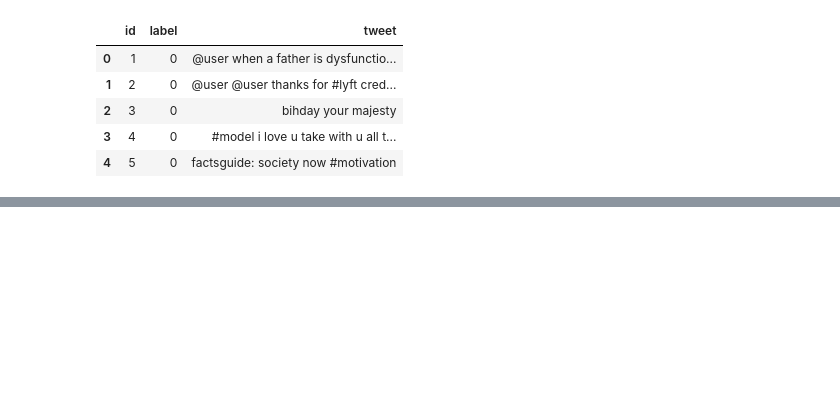
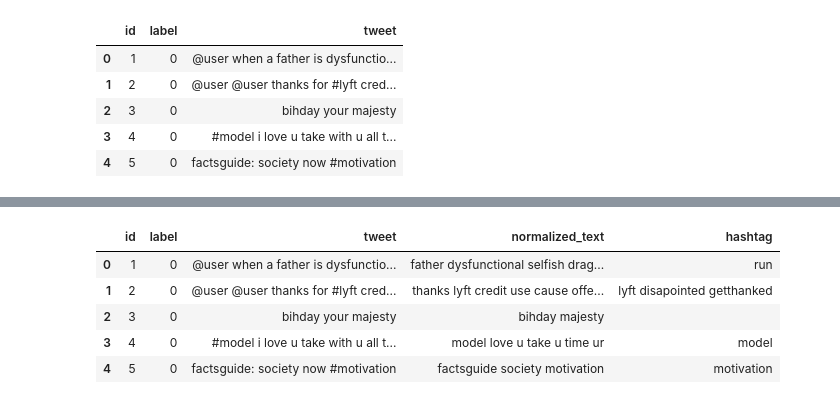
Before and after one commit to CodingBlood/TwitterHateSpeechClassification, a Jupyter notebook: DeepLearning.ipynb, the cells around one changed output, grey strips where cells are left out. Cells and saved outputs as stored; diff of their text form; code cells hidden in the pictures; blank space fills up the shorter version.

```diff
--- a/DeepLearning.ipynb
+++ b/DeepLearning.ipynb
@@ -17,0 +49,42 @@ df1.head()
+# %%
+def normalizer(tweet):
+    tweets = " ".join(filter(lambda x: x[0]!= '@' , tweet.split()))
+    tweets = re.sub('[^a-zA-Z]', ' ', tweets)
+    tweets = tweets.lower()
+    tweets = tweets.split()
+    tweets = [word for word in tweets if not word in set(stopwords.words('english'))]
+    tweets = [lemma.lemmatize(word) for word in tweets]
+    tweets = " ".join(tweets)
+    return tweets
+
+df1['normalized_text'] = df1.tweet.apply(normalizer)
+
+# example
+# remove @user -> remover anything that is not a alphabet -> reduce to lowercasse ->split into words -> remove all words that is not in stopword.words('english') dictionary ->
+# normalizer('@user i am Hey 26 bub ;]  dbv')
+# i am Hey 26 bub ;] dbv
+# i am Hey    bub    dbv
+# i am hey    bub    dbv
+# ['i', 'am', 'hey', 'bub', 'dbv']
+# ['hey', 'bub', 'dbv']
+# ['hey', 'bub', 'dbv']
+# 'hey bub dbv'
+
+
+def extract_hashtag(tweet):
+    tweets = " ".join(filter(lambda x: x[0]== '#', tweet.split()))
+    tweets = re.sub('[^a-zA-Z]',' ',  tweets)
+    tweets = tweets.lower()
+    tweets = [lemma.lemmatize(word) for word in tweets]
+    tweets = "".join(tweets)
+    return tweets
+df1['hashtag'] = df1.tweet.apply(extract_hashtag)
+
+df1.head()
+# %% [output]
+|  | id | label | tweet | normalized_text | hashtag |
+| 0 | 1 | 0 | @user when a father is dysfunctio... | father dysfunctional selfish drag... | run |
+| 1 | 2 | 0 | @user @user thanks for #lyft cred... | thanks lyft credit use cause offe... | lyft disapointed getthanked |
+| 2 | 3 | 0 | bihday your majesty | bihday majesty |  |
+| 3 | 4 | 0 | #model i love u take with u all t... | model love u take u time ur | model |
+| 4 | 5 | 0 | factsguide: society now #motivation | factsguide society motivation | motivation |
```
Also changed, not shown: parts of 18 cells of this notebook, 3 other files.
